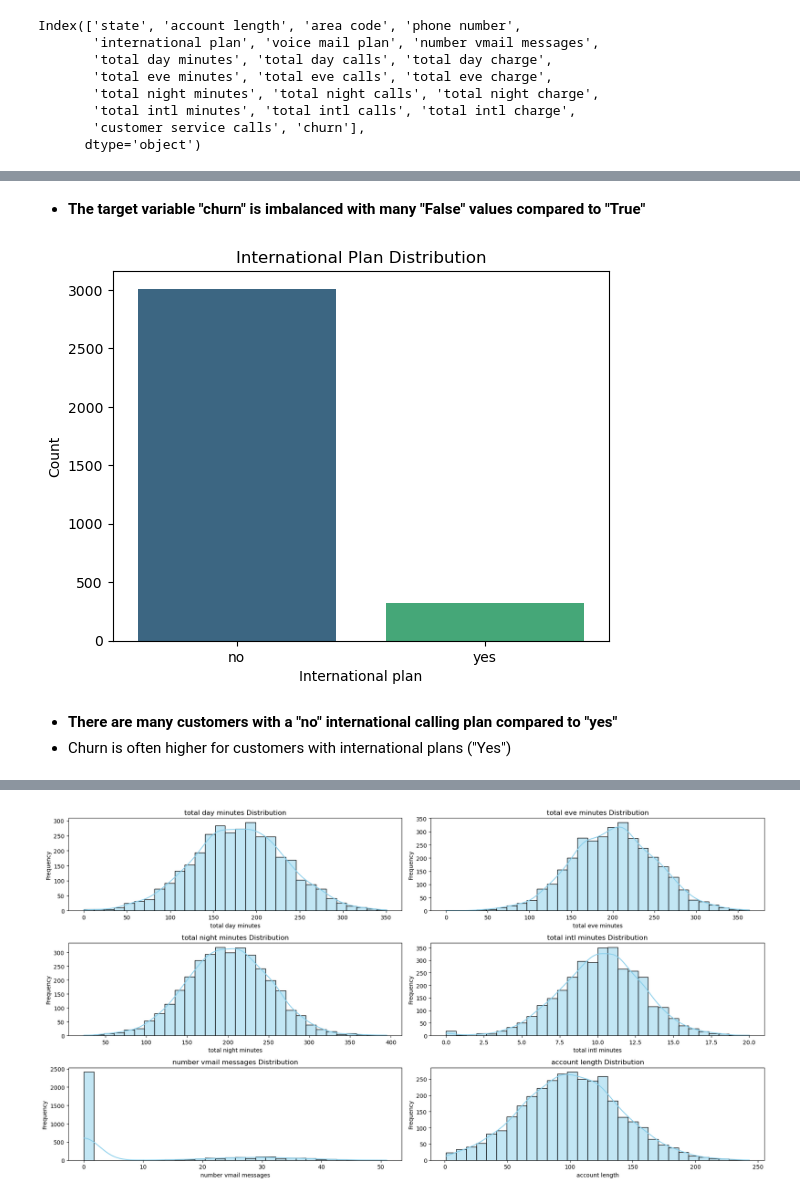
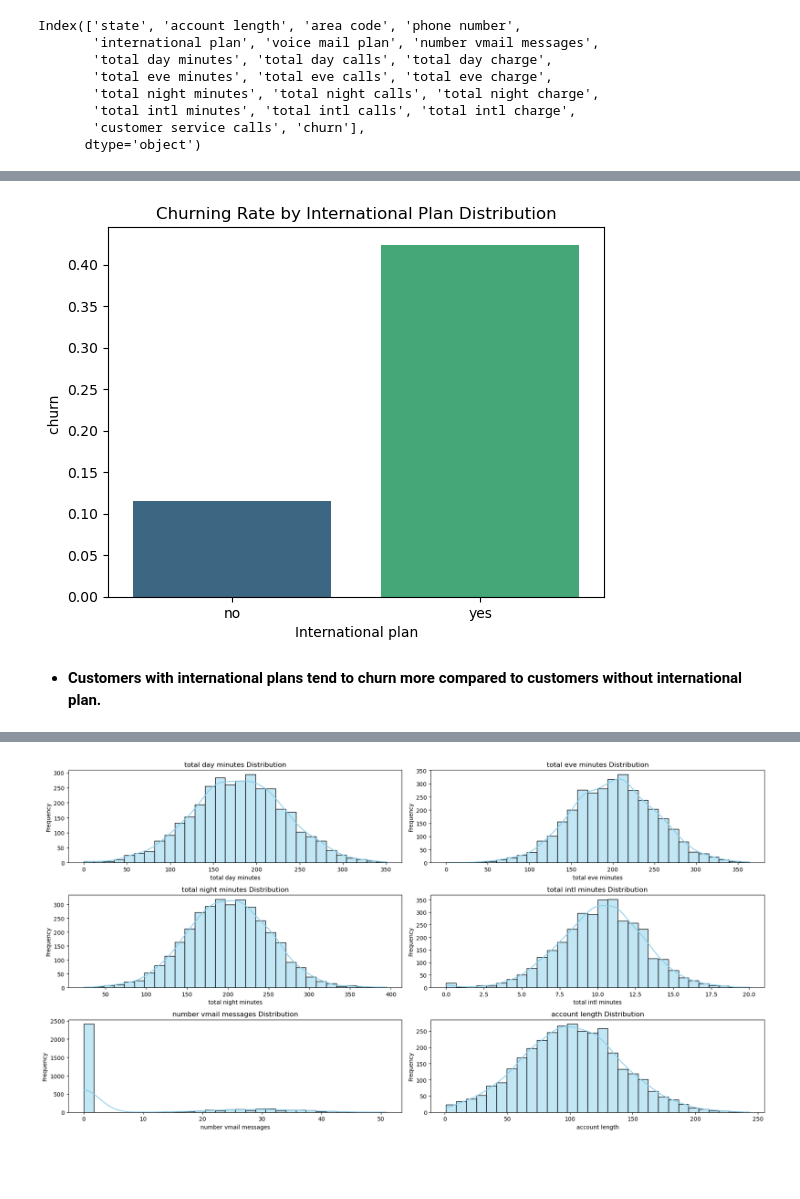
Before and after one commit to Jesse-ngugi99/GROUP_8_PHASE_THREE, a Jupyter notebook: index.ipynb, the cells around one changed output, grey strips where cells are left out. Cells and saved outputs as stored; diff of their text form; code cells hidden in the pictures; blank space fills up the shorter version.

```diff
--- a/index.ipynb
+++ b/index.ipynb
@@ -167,15 +160,13 @@ plt.show()
-# %% [markdown]
-* **The target variable "churn" is imbalanced with many "False" values compared to "True"**
 # %%
-# Looking at international plan column to understand its distribution
-international_plan_counts = df["international plan"].value_counts()
-sns.barplot( data=international_plan_counts, palette='viridis')
-plt.title("International Plan Distribution")
+# Visualizing Churning rate by international plan
+churn_by_international_plan = df.groupby("international plan")["churn"].mean().reset_index()
+sns.barplot(data=churn_by_international_plan, x="international plan", y="churn", palette="viridis")
+plt.title("Churning Rate by International Plan Distribution")
 plt.xlabel("International plan")
-plt.ylabel("Count")
+plt.ylabel("churn ")
 plt.show()
 # %% [output]
-[figure, old version]
+[figure, new version]
 # %% [markdown]
-* **There are many customers with a "no" international calling plan compared to "yes"**
-* Churn is often higher for customers with international plans ("Yes")
+
+* **Customers with international plans tend to churn more compared to customers without international plan.**
```
Also changed, not shown: parts of 55 cells of this notebook, 1 other file.
